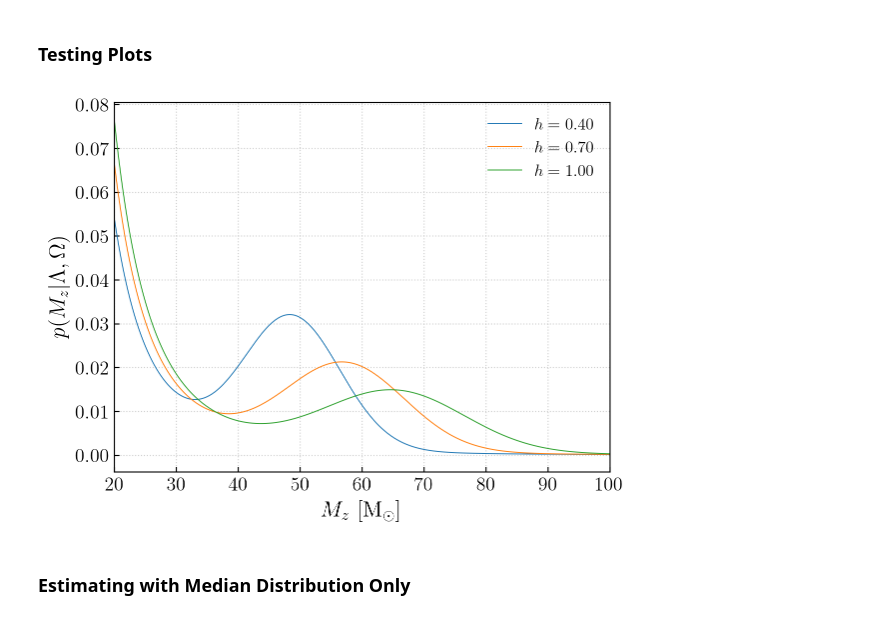
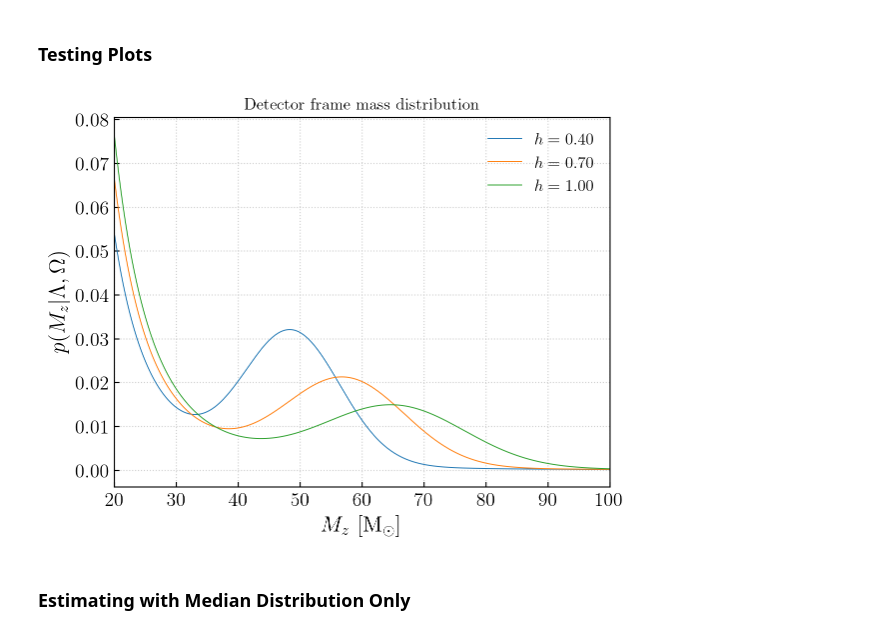
Before and after one commit to thomasckng/population_analysis, a Jupyter notebook: H0_test/inference.ipynb, the cells around one changed output. Drawn from its saved outputs; the diff is of its cells as text; code cells hidden in the pictures.

```diff
--- a/H0_test/inference.ipynb
+++ b/H0_test/inference.ipynb
@@ -14,6 +14,12 @@ from tqdm import tqdm
 from corner import corner
 from numba import njit
 from figaro import plot_settings
+
+plt.rcParams.update({
+    "text.usetex": True,
+    "font.family": "serif",
+    "font.serif": ["Computer Modern Roman"],
+})
 # %% [markdown]
 ## Function Definitions
 # %%
@@ -205,22 +212,23 @@ p_realistic = p_realistic/np.trapz(p_realistic, mz, axis=0)
 # %%
 # for i in [0,100,200,300,400]:
 #     prop = p_double_gaussian[:,i]
 #     plt.plot(mz, prop, label = "$H_0 = "+str(f'{H0[i]:.0f}')+"\,\mathrm{km}\,\mathrm{s}^{-1}\,\mathrm{Mpc}^{-1}$")
 # plt.ylabel('$p(M_z)$')
 # plt.xlabel('$M_z\ [\mathrm{M}_\odot]$')
 # plt.legend()
 # plt.show()
 for i in [122,309,499]:
     prop = p_realistic[:,i]
     plt.plot(mz, prop, label = "$h = "+str(f'{H0[i]/100:.2f}')+"$")
 plt.xlabel('$M_z\ [\mathrm{M}_\odot]$')
 plt.ylabel('$p(M_z|\Lambda,\Omega)$')
 plt.xlim(20,100)
+plt.title("Detector frame mass distribution")
 plt.legend()
-# plt.savefig("./realistic/model_detector_frame.pdf", bbox_inches='tight')
+plt.savefig("./realistic/model_detector_frame.pdf", bbox_inches='tight')
 plt.show()
 # %% [output]
-[figure, old version]
+[figure, new version]
 # %% [markdown]
 ### Estimating with Median Distribution Only
 # %%
```
Also changed, not shown: parts of 3 cells of this notebook, 1 other file.
